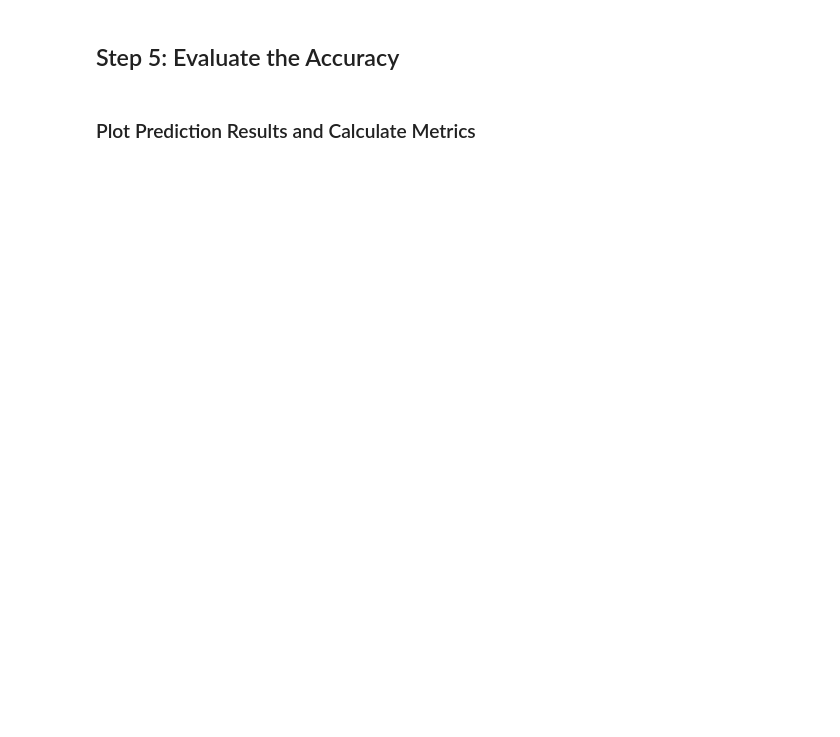
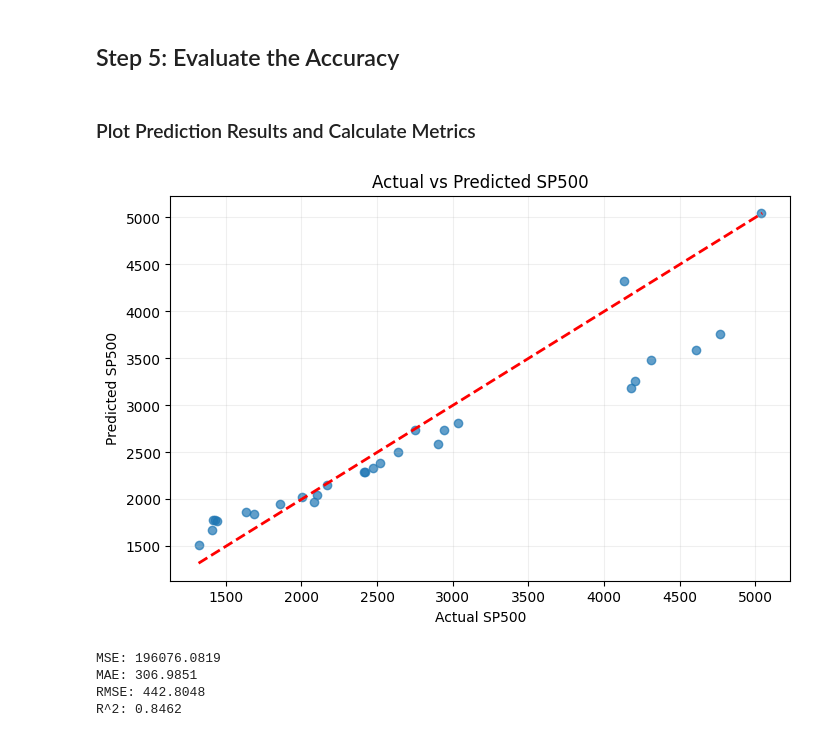
Before and after one commit to vavaviper/stock-predictions, a Jupyter notebook: models/regression.ipynb, the cells around one changed output. Saved outputs shown, nothing was run; the diff lists cells and outputs as text; code cells hidden in the pictures; blank space fills up the shorter version.

Commit message:
comparision plots

```diff
--- a/models/regression.ipynb
+++ b/models/regression.ipynb
@@ -72,21 +120,30 @@ print(np.round(y_pred[:10], 2))
 # %%
 plt.figure(figsize=(8, 5))
 plt.scatter(y_test, y_pred, alpha=0.7)
 
 line_min = min(y_test.min(), y_pred.min())
 line_max = max(y_test.max(), y_pred.max())
 plt.plot([line_min, line_max], [line_min, line_max], "r--", linewidth=2)
 
 plt.xlabel("Actual SP500")
 plt.ylabel("Predicted SP500")
 plt.title("Actual vs Predicted SP500")
 plt.grid(alpha=0.2)
 plt.show()
 
 mse = mean_squared_error(y_test, y_pred)
 mae = mean_absolute_error(y_test, y_pred)
+rmse = np.sqrt(mean_squared_error(y_test, y_pred))
+
 r2 = r2_score(y_test, y_pred)
 
 print(f"MSE: {mse:.4f}")
 print(f"MAE: {mae:.4f}")
+print(f"RMSE: {rmse:.4f}")
 print(f"R^2: {r2:.4f}")
+# %% [output]
+[figure, added]
+MSE: 196076.0819
+MAE: 306.9851
+RMSE: 442.8048
+R^2: 0.8462
```
Also changed, not shown: parts of 4 cells of this notebook, 5 other files.
